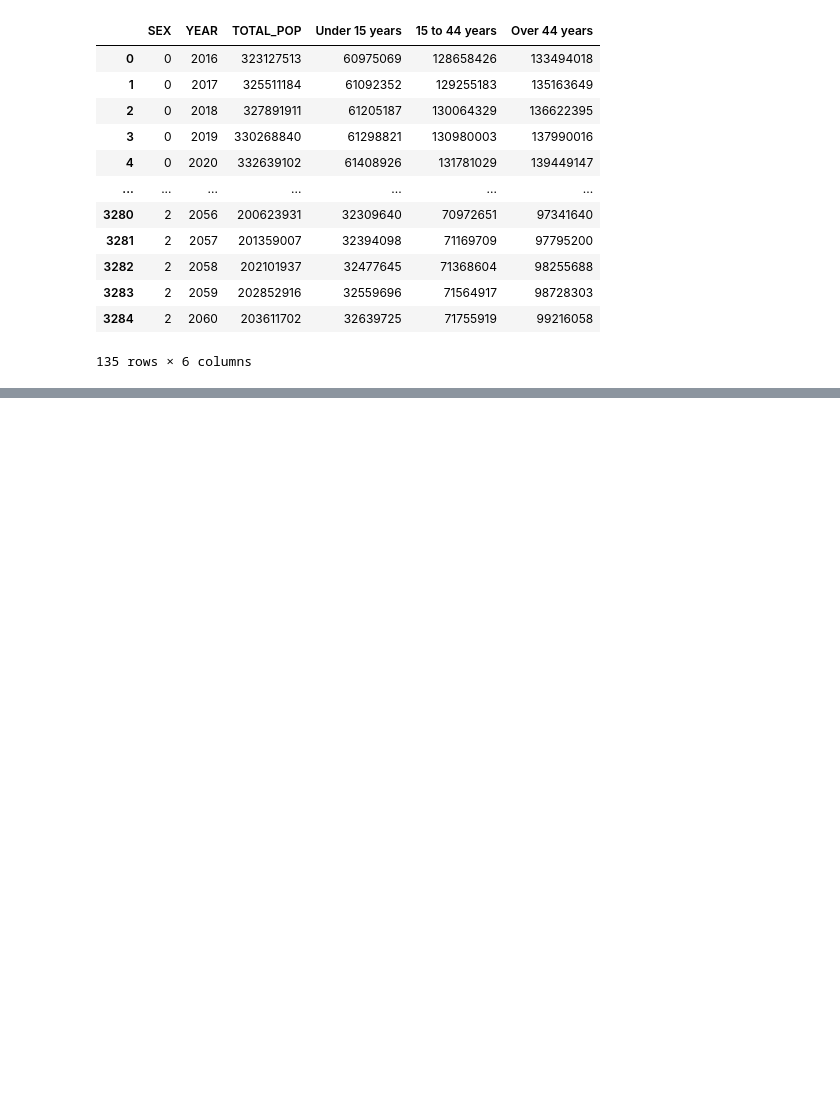
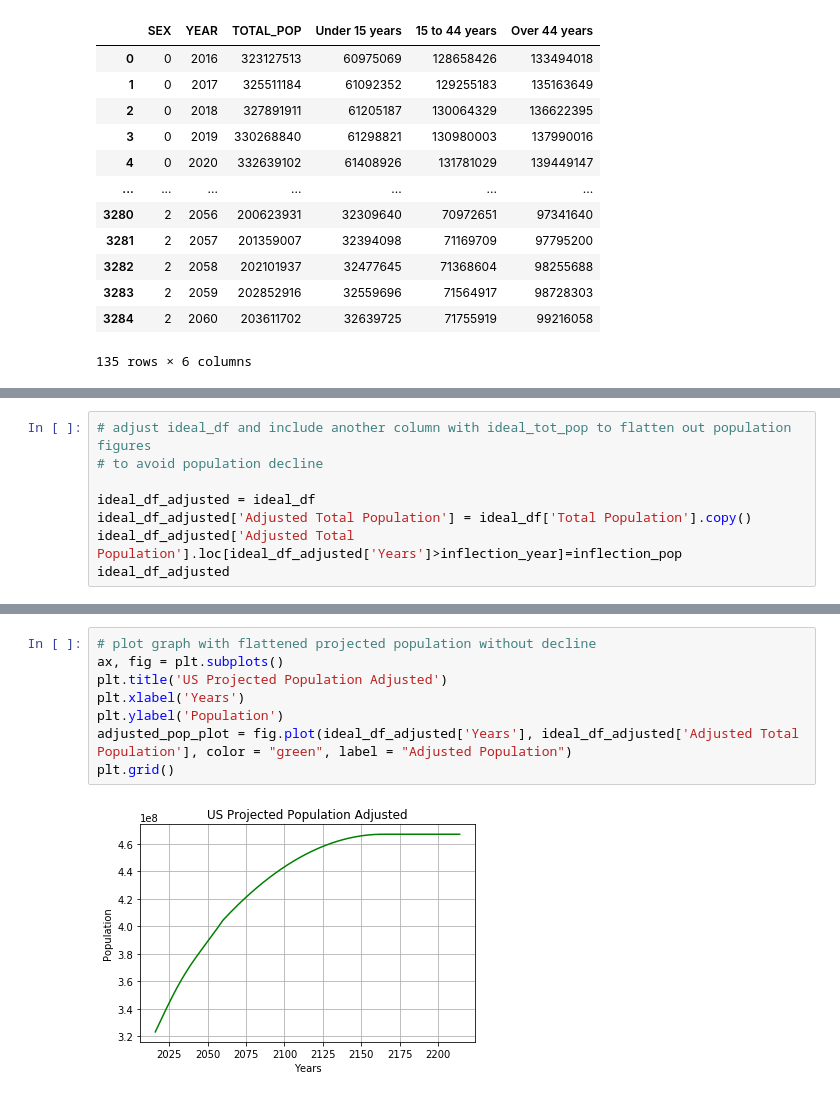
Before and after one commit to plowden/project-1-group-6, a Jupyter notebook: Net International Migration.ipynb, the cells around one changed output, grey strips where cells are left out. Saved outputs shown, nothing was run; the diff lists cells and outputs as text; blank space fills up the shorter version.

Commit message:
adjusted pop graph

```diff
--- a/Net International Migration.ipynb
+++ b/Net International Migration.ipynb
@@ -529,0 +579,8 @@ plt.show()
+# %%
+# adjust ideal_df and include another column with ideal_tot_pop to flatten out population figures
+# to avoid population decline
+
+ideal_df_adjusted = ideal_df
+ideal_df_adjusted['Adjusted Total Population'] = ideal_df['Total Population'].copy()
+ideal_df_adjusted['Adjusted Total Population'].loc[ideal_df_adjusted['Years']>inflection_year]=inflection_pop
+ideal_df_adjusted
@@ -529,0 +601,10 @@ plt.show()
+# %%
+# plot graph with flattened projected population without decline
+ax, fig = plt.subplots()
+plt.title('US Projected Population Adjusted')
+plt.xlabel('Years')
+plt.ylabel('Population')
+adjusted_pop_plot = fig.plot(ideal_df_adjusted['Years'], ideal_df_adjusted['Adjusted Total Population'], color = "green", label = "Adjusted Population")
+plt.grid()
+# %% [output]
+[figure, added]
```
Also changed, not shown: parts of 8 cells of this notebook.
